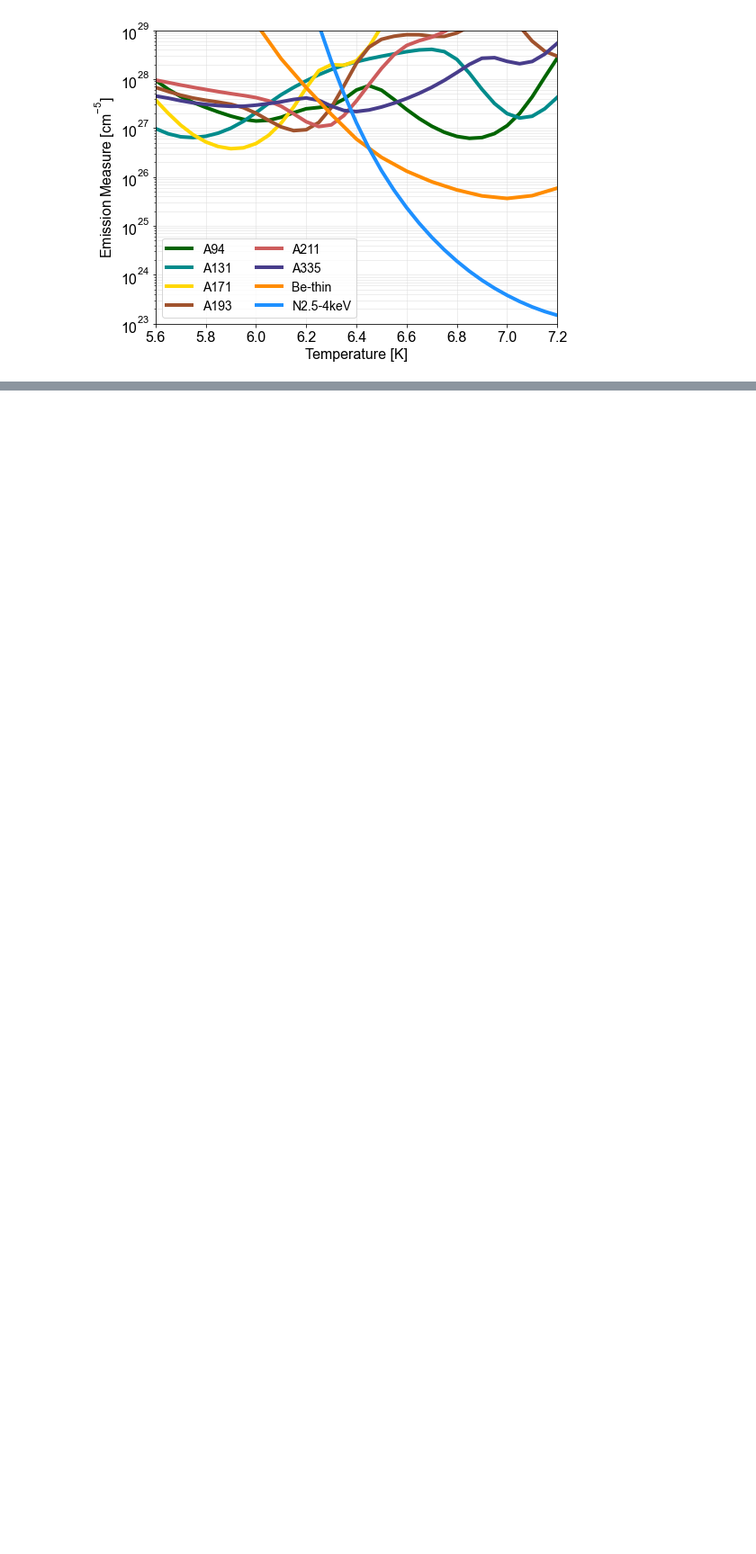
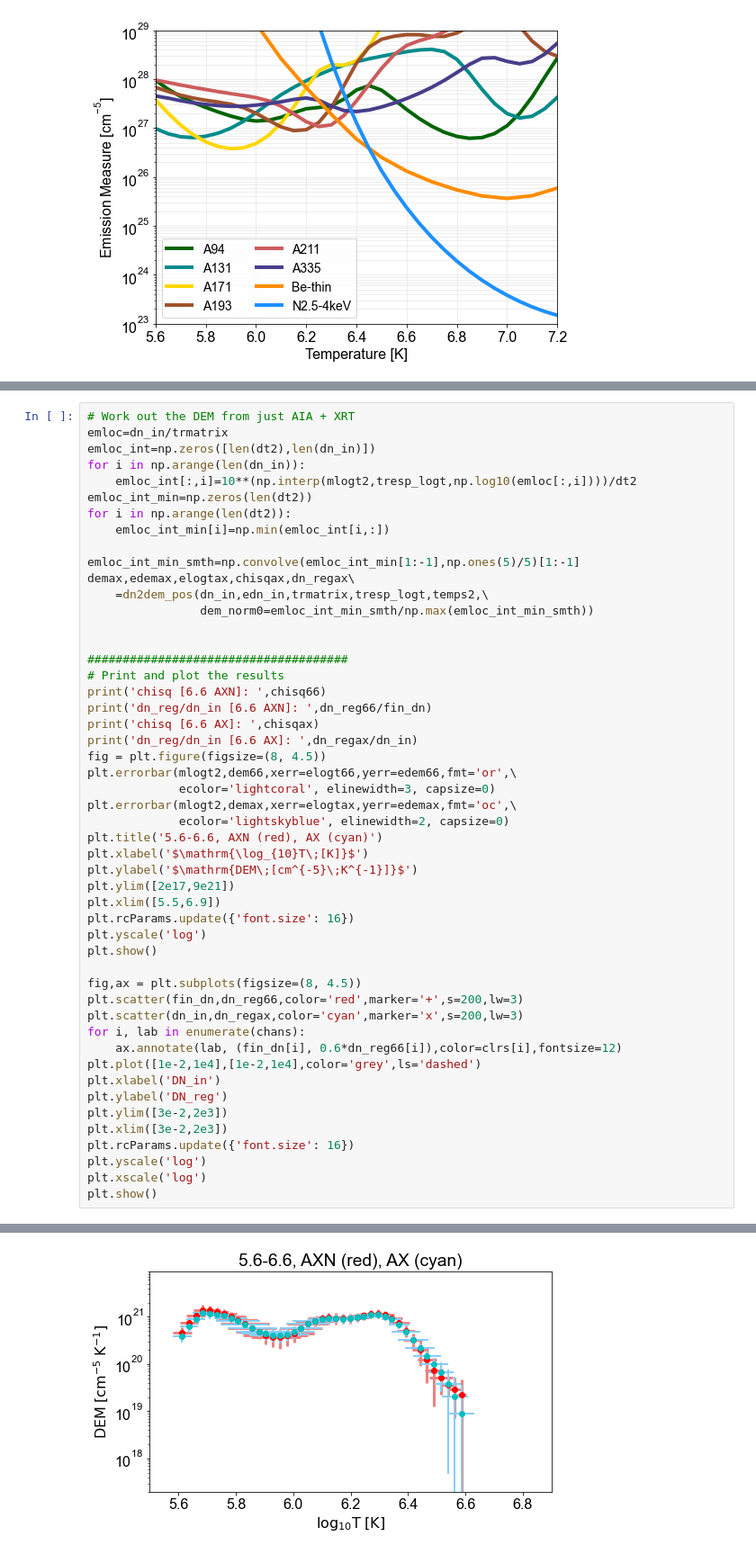
Before and after one commit to ianan/axn_example, a Jupyter notebook: axn_sep2020.ipynb, the cells around one changed output, grey strips where cells are left out. Shown at 90% size. Cells and saved outputs as stored; diff of their text form; blank space fills up the shorter version.

```diff
--- a/axn_sep2020.ipynb
+++ b/axn_sep2020.ipynb
@@ -479,0 +587,51 @@ dn_reg/dn_in [6.8]:  [0.08341773 0.0639916  0.12643559 0.09751531 0.09027349 0.0
+# %%
+# Work out the DEM from just AIA + XRT
+emloc=dn_in/trmatrix
+emloc_int=np.zeros([len(dt2),len(dn_in)])
+for i in np.arange(len(dn_in)):
+    emloc_int[:,i]=10**(np.interp(mlogt2,tresp_logt,np.log10(emloc[:,i])))/dt2
+emloc_int_min=np.zeros(len(dt2))
+for i in np.arange(len(dt2)):
+    emloc_int_min[i]=np.min(emloc_int[i,:])
+
+emloc_int_min_smth=np.convolve(emloc_int_min[1:-1],np.ones(5)/5)[1:-1]
+demax,edemax,elogtax,chisqax,dn_regax\
+    =dn2dem_pos(dn_in,edn_in,trmatrix,tresp_logt,temps2,\
+                dem_norm0=emloc_int_min_smth/np.max(emloc_int_min_smth))
+
+
+#####################################
+# Print and plot the results
+print('chisq [6.6 AXN]: ',chisq66)
+print('dn_reg/dn_in [6.6 AXN]: ',dn_reg66/fin_dn)
+print('chisq [6.6 AX]: ',chisqax)
+print('dn_reg/dn_in [6.6 AX]: ',dn_regax/dn_in)
+fig = plt.figure(figsize=(8, 4.5))
+plt.errorbar(mlogt2,dem66,xerr=elogt66,yerr=edem66,fmt='or',\
+             ecolor='lightcoral', elinewidth=3, capsize=0)
+plt.errorbar(mlogt2,demax,xerr=elogtax,yerr=edemax,fmt='oc',\
+             ecolor='lightskyblue', elinewidth=2, capsize=0)
+plt.title('5.6-6.6, AXN (red), AX (cyan)')
+plt.xlabel('$\mathrm{\log_{10}T\;[K]}$')
+plt.ylabel('$\mathrm{DEM\;[cm^{-5}\;K^{-1}]}$')
+plt.ylim([2e17,9e21])
+plt.xlim([5.5,6.9])
+plt.rcParams.update({'font.size': 16})
+plt.yscale('log')
+plt.show()
+
+fig,ax = plt.subplots(figsize=(8, 4.5))
+plt.scatter(fin_dn,dn_reg66,color='red',marker='+',s=200,lw=3)
+plt.scatter(dn_in,dn_regax,color='cyan',marker='x',s=200,lw=3)
+for i, lab in enumerate(chans):
+    ax.annotate(lab, (fin_dn[i], 0.6*dn_reg66[i]),color=clrs[i],fontsize=12)
+plt.plot([1e-2,1e4],[1e-2,1e4],color='grey',ls='dashed')
+plt.xlabel('DN_in')
+plt.ylabel('DN_reg')
+plt.ylim([3e-2,2e3])
+plt.xlim([3e-2,2e3])
+plt.rcParams.update({'font.size': 16})
+plt.yscale('log')
+plt.xscale('log')
+plt.show()
+# %% [output]
@@ -479,0 +644 @@ dn_reg/dn_in [6.8]:  [0.08341773 0.0639916  0.12643559 0.09751531 0.09027349 0.0
+[figure, added]
```
Also changed, not shown: parts of 10 cells of this notebook.
